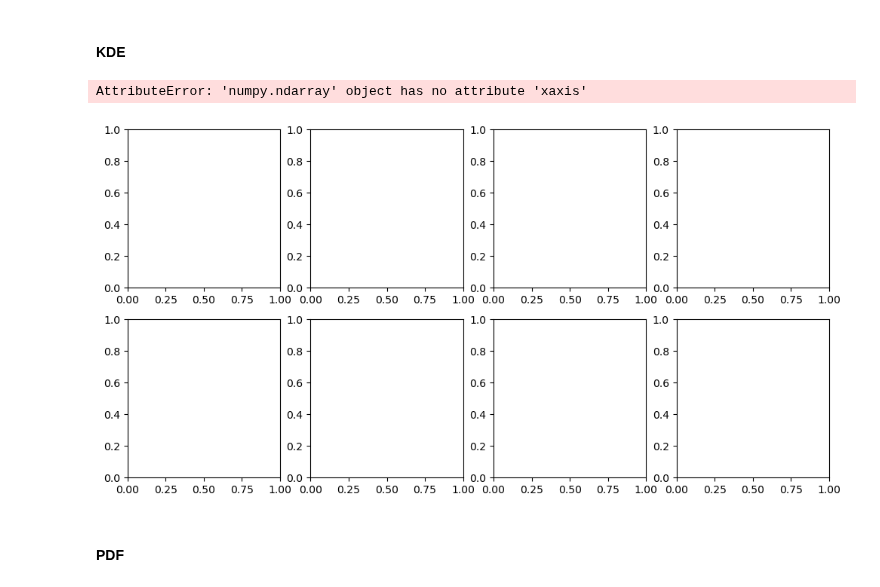
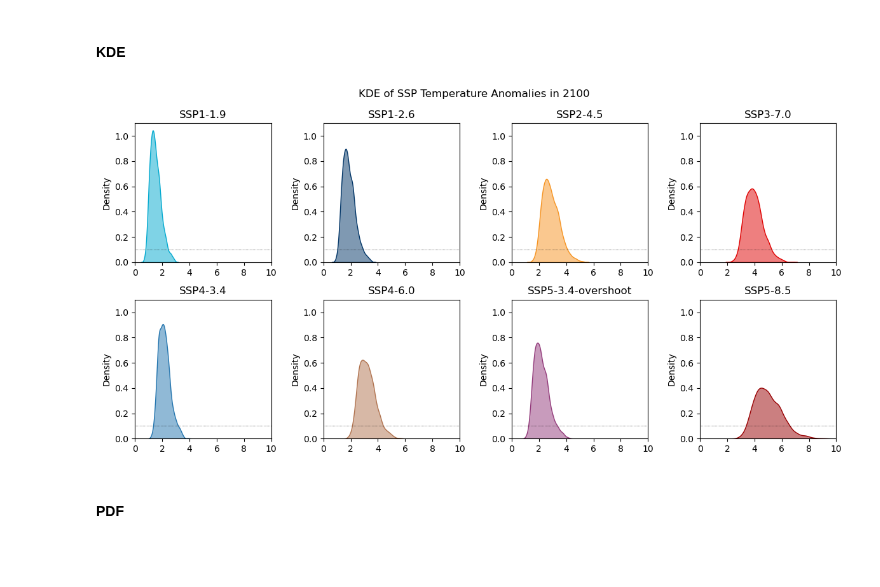
Before and after one commit to ericasimon16/woodwell_internship, a Jupyter notebook: parameter_ensemble.ipynb, the cells around one changed output. Drawn from its saved outputs; the diff is of its cells as text; code cells hidden in the pictures; blank space fills up the shorter version.

```diff
--- a/parameter_ensemble.ipynb
+++ b/parameter_ensemble.ipynb
@@ -462,9 +470,12 @@ removing the section that establishes 1850-1900 as the baseline temperature anom
 fig, ax = plt.subplots(2, 4, figsize=(12, 6))
 
 for i, scenario in enumerate(scenarios):
+    r, c = divmod(i, 4)
     # the mean temperature anomaly for the period 1850-1900
     # weighting applied to adjust for timebounds
-    ax[i].plot(np.average(f.temperature.loc[dict(scenario=scenario, timebounds=np.arange(1850, 1902), layer=0)], weights=weights_51yr, axis=0),
-              color=ar6_colors[scenarios[i]])
-    ax[i].set_title(fancy_titles[scenarios[i]])
+    ax[r, c].plot(np.average(f.temperature.loc[dict(timebounds=np.arange(1850, 1902), scenario=scenario, layer=0)], weights=weights_51yr, axis=0),
+               color=ar6_colors[scenarios[i]])
+    ax[r, c].set_title(fancy_titles[scenarios[i]])
+
+fig.tight_layout()
 # %% [output]
@@ -567,18 +577,19 @@ Now we have ssp-119 at year 2100 with 1001 climate configurations, giving us 100
 # %%
 fig, ax = plt.subplots(2, 4, figsize=(12, 6))
 
 for i, scenario in enumerate(scenarios):
-    sns.kdeplot(eoc_temp.loc[dict(scenario=scenario)], color=ar6_colors[scenarios[i]], ax=ax[i], fill=True, alpha=0.5)
-    ax[i].set_title(fancy_titles[scenarios[i]])
-    ax[i].axhline(0.1, color="k", ls=":", lw=0.5)
-    ax[i].set_xlim(0, 10)
-    ax[i].set_ylim(0, 1.1)
+    r, c = divmod(i, 4)
 
-plt.suptitle("KDE of SSP Temperature Anomalies at 2100")
+    sns.kdeplot(eoc_temp.loc[dict(scenario=scenario)], color=ar6_colors[scenarios[i]], ax=ax[r,c], fill=True, alpha=0.5)
+    ax[r,c].set_title(fancy_titles[scenarios[i]])
+    ax[r,c].axhline(0.1, color="k", ls=":", lw=0.5)
+    ax[r,c].set_xlim(0, 10)
+    ax[r,c].set_ylim(0, 1.1)
+
+plt.suptitle("KDE of SSP Temperature Anomalies in 2100")
 fig.tight_layout()
 # %% [output]
-AttributeError: 'numpy.ndarray' object has no attribute 'xaxis'
-[figure, old version]
+[figure, new version]
 # %% [markdown]
 #### PDF
 # %%
```
Also changed, not shown: parts of 11 cells of this notebook.
